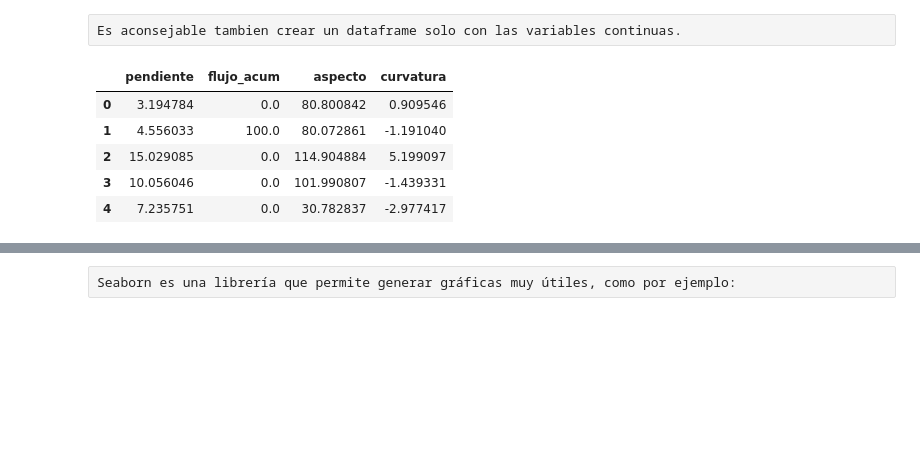
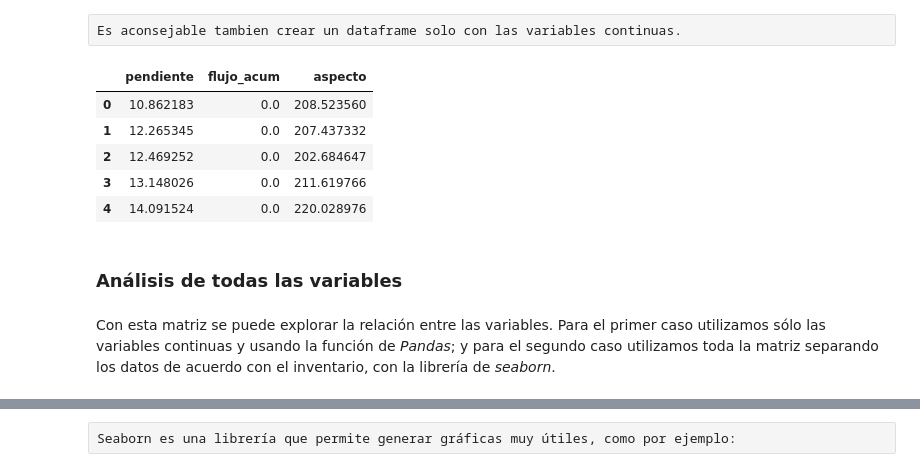
Before and after one commit to edieraristizabal/Libro_cartoGeotecnia, a Jupyter notebook: _sources/06_variables.ipynb, the cells around one changed output, grey strips where cells are left out. Drawn from its saved outputs; the diff is of its cells as text; code cells hidden in the pictures; blank space fills up the shorter version.

```diff
--- a/_sources/06_variables.ipynb
+++ b/_sources/06_variables.ipynb
@@ -280,0 +125,10 @@ array([[  3.19478416,   0.        ,  80.80084229,   0.9095459 ,
+# %%
+raster = rio.open('https://github.com/edieraristizabal/Libro_cartoGeotecnia/blob/master/data/Geologia_Superficial.tif?raw=true')
+geologia=raster.read(1)
+geologia=np.where(geologia<0,np.nan,geologia)
+geologia_vector=geologia.ravel()
+geologia_vector_MenM=geologia_vector[~np.isnan(geologia_vector)]
+plt.imshow(geologia)
+plt.colorbar()
+geologia.shape
+geologia_vector_MenM.shape
@@ -280,0 +146,12 @@ array([[  3.19478416,   0.        ,  80.80084229,   0.9095459 ,
+# %%
+raster = rio.open('https://github.com/edieraristizabal/Libro_cartoGeotecnia/blob/master/data/Inventario_MenM.tif?raw=true')
+inventario=raster.read(1)
+raster_mask = rio.open('https://github.com/edieraristizabal/Libro_cartoGeotecnia/blob/master/data/Pendiente.tif?raw=true')
+msk=raster_mask.read_masks(1)
+msk=np.where(msk==255,1,np.nan)
+inventario=msk*inventario
+inventario_vector=inventario.ravel()
+inventario_vector_MenM=inventario_vector[~np.isnan(inventario_vector)]
+plt.imshow(inventario)
+plt.colorbar()
+inventario_vector_MenM.shape
@@ -280,0 +163,4 @@ array([[  3.19478416,   0.        ,  80.80084229,   0.9095459 ,
+# %%
+d={'inventario':inventario_vector_MenM,'pendiente':pendiente_vector_MenM,'flujo_acum':flujo_vector_MenM,'aspecto':aspecto_vector_MenM, 'geologia':geologia_vector_MenM}
+df = pd.DataFrame(d)
+print(list(df.columns))
@@ -280,0 +235,3 @@ array([[  3.19478416,   0.        ,  80.80084229,   0.9095459 ,
+# %%
+matriz=df.drop(['inventario'],axis=1) # función para eliminar una columna (axis=1)
+matriz.head()
@@ -281,13 +245,16 @@ array([[  3.19478416,   0.        ,  80.80084229,   0.9095459 ,
 # %% [raw]
 Es aconsejable tambien crear un dataframe solo con las variables continuas.
 # %%
-matriz_cont=matriz.drop(['geologia', 'coberturas'],1)
-matriz_array_cont=matriz_cont.values
+matriz_cont=matriz.drop(['geologia'],axis=1)
 matriz_cont.head()
 # %% [output]
-|  | pendiente | flujo_acum | aspecto | curvatura |
-| 0 | 3.194784 | 0.0 | 80.800842 | 0.909546 |
-| 1 | 4.556033 | 100.0 | 80.072861 | -1.191040 |
-| 2 | 15.029085 | 0.0 | 114.904884 | 5.199097 |
-| 3 | 10.056046 | 0.0 | 101.990807 | -1.439331 |
-| 4 | 7.235751 | 0.0 | 30.782837 | -2.977417 |
+|  | pendiente | flujo_acum | aspecto |
+| 0 | 10.862183 | 0.0 | 208.523560 |
+| 1 | 12.265345 | 0.0 | 207.437332 |
+| 2 | 12.469252 | 0.0 | 202.684647 |
+| 3 | 13.148026 | 0.0 | 211.619766 |
+| 4 | 14.091524 | 0.0 | 220.028976 |
+# %% [markdown]
+### Análisis de todas las variables
+# %% [markdown]
+Con esta matriz se puede explorar la relación entre las variables. Para el primer caso utilizamos sólo las variables continuas y usando la función de *Pandas*; y para el segundo caso utilizamos toda la matriz separando los datos de acuerdo con el inventario, con la librería de *seaborn*.
```
Also changed, not shown: parts of 122 cells of this notebook, 26 other files.
